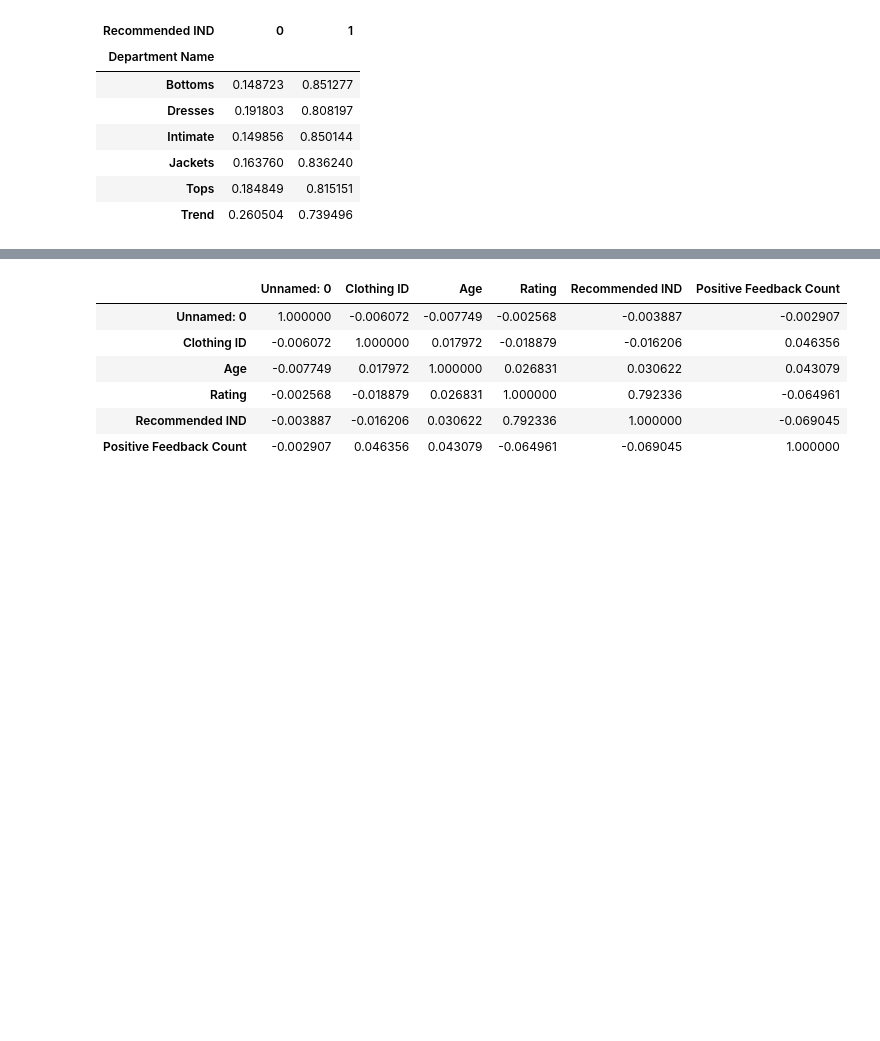
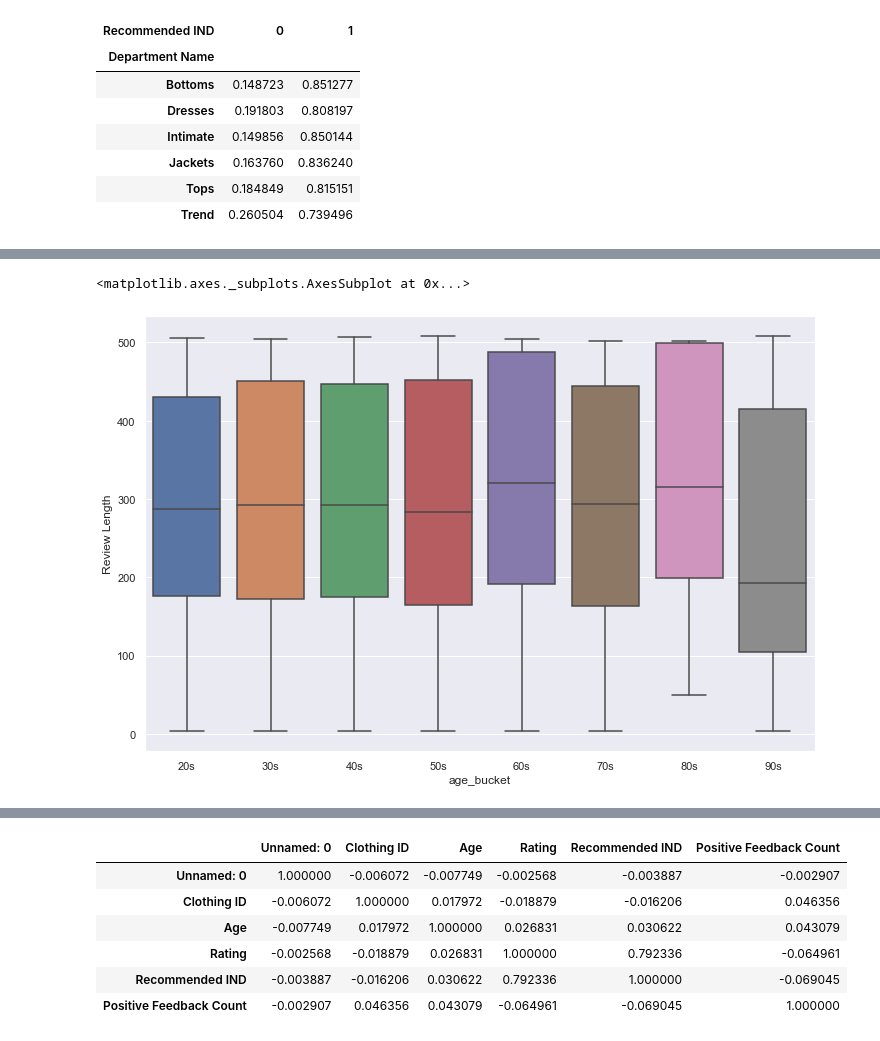
Before and after one commit to ArsalRahimMLE/Women-s-E-Commerce-Clothing-Reviews, a Jupyter notebook: Sentiment Analysis.ipynb, the cells around one changed output, grey strips where cells are left out. Cells and saved outputs as stored; diff of their text form; code cells hidden in the pictures; blank space fills up the shorter version.

```diff
--- a/Sentiment Analysis.ipynb
+++ b/Sentiment Analysis.ipynb
@@ -530,0 +611,6 @@ df['Clothing ID'].value_counts()[:30].plot(kind='bar');
+# %%
+plt.figure(figsize=(12,8))
+sns.boxplot(x ='age_bucket' , y = 'Review Length', data = df)
+# %% [output]
+<matplotlib.axes._subplots.AxesSubplot at 0x...>
+[figure, added]
```
Also changed, not shown: parts of 23 cells of this notebook.
